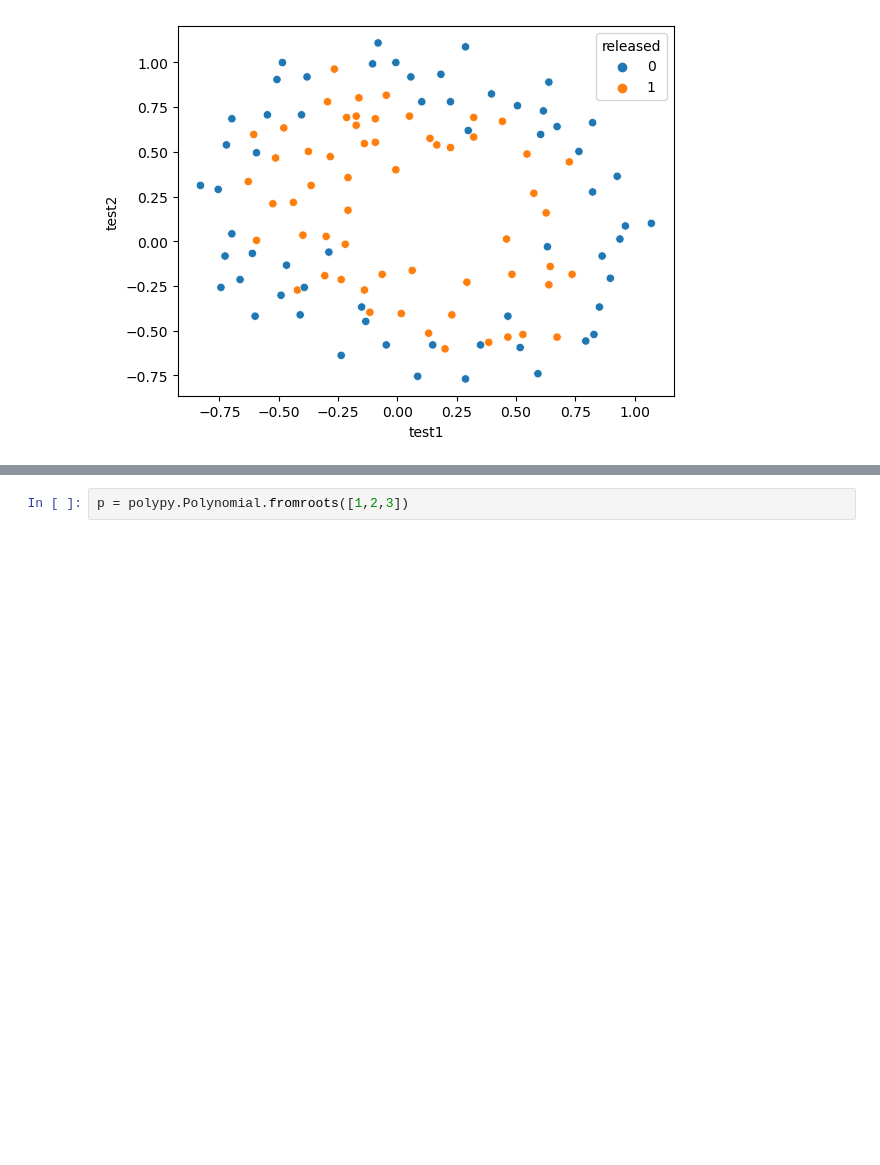
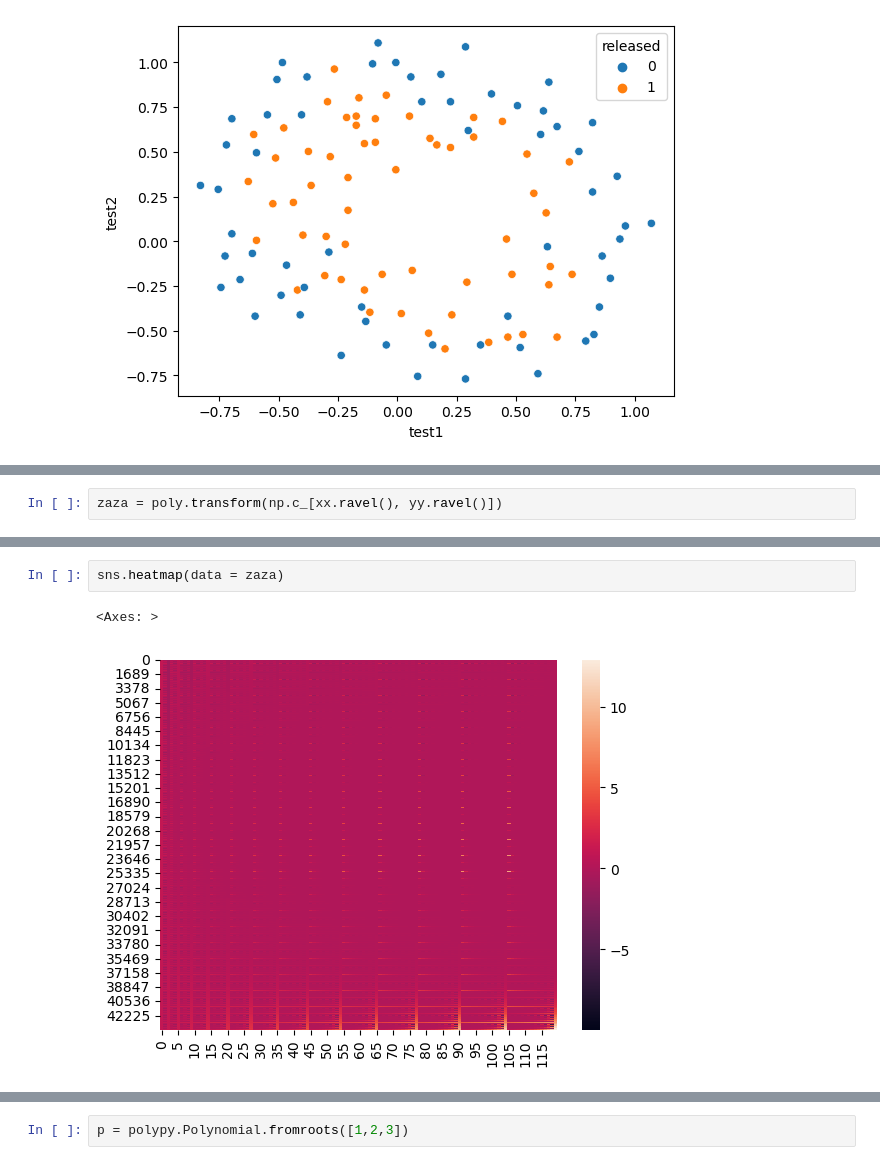
Before and after one commit to PatheticOTD/intercontinenral, a Jupyter notebook: fancy_circle.ipynb, the cells around one changed output, grey strips where cells are left out. Drawn from its saved outputs; the diff is of its cells as text; blank space fills up the shorter version.

```diff
--- a/fancy_circle.ipynb
+++ b/fancy_circle.ipynb
@@ -122,0 +131,2 @@ round(logit.score(X_poly, y), 3))
+# %%
+zaza = poly.transform(np.c_[xx.ravel(), yy.ravel()])
@@ -122,0 +143,5 @@ round(logit.score(X_poly, y), 3))
+# %%
+sns.heatmap(data = zaza)
+# %% [output]
+<Axes: >
+[figure, added]
```
Also changed, not shown: parts of 15 cells of this notebook.
